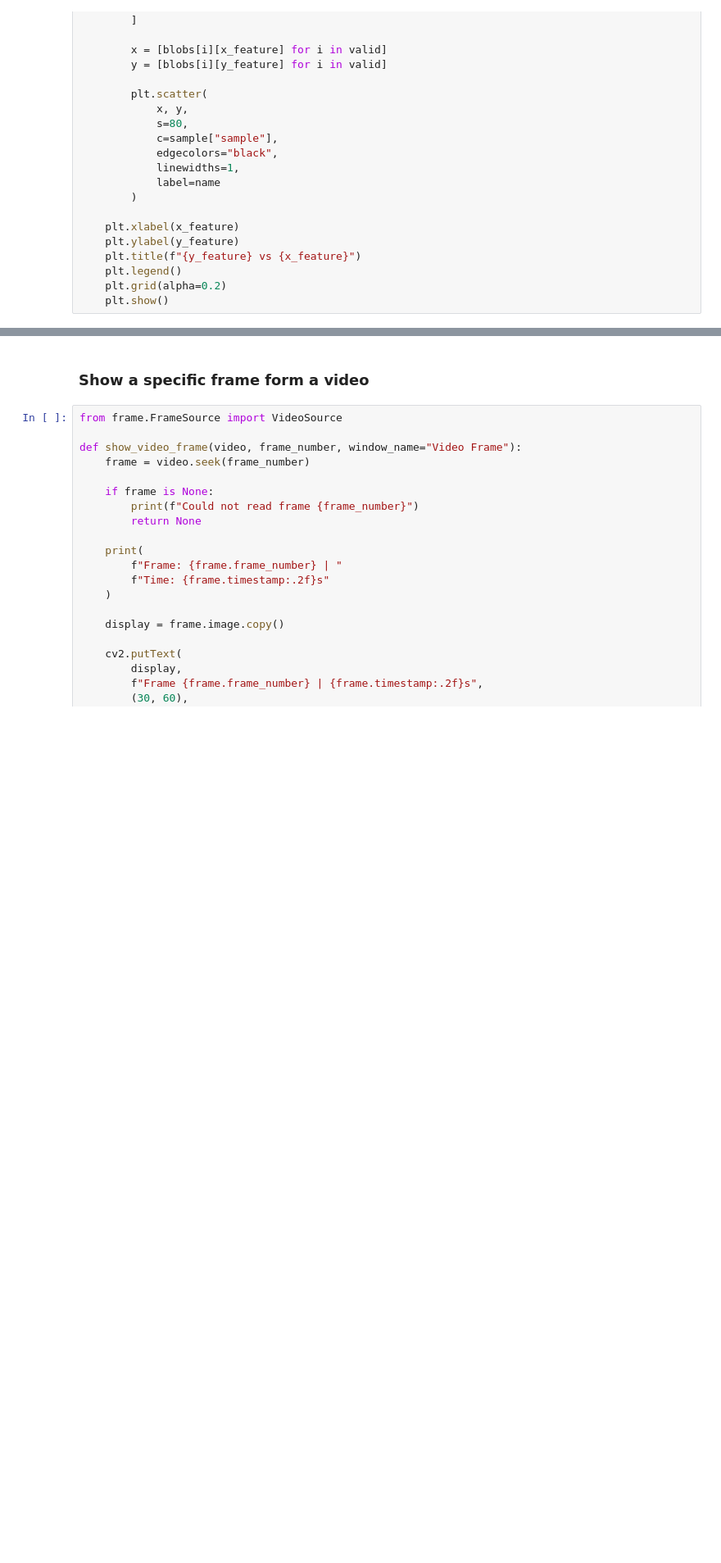
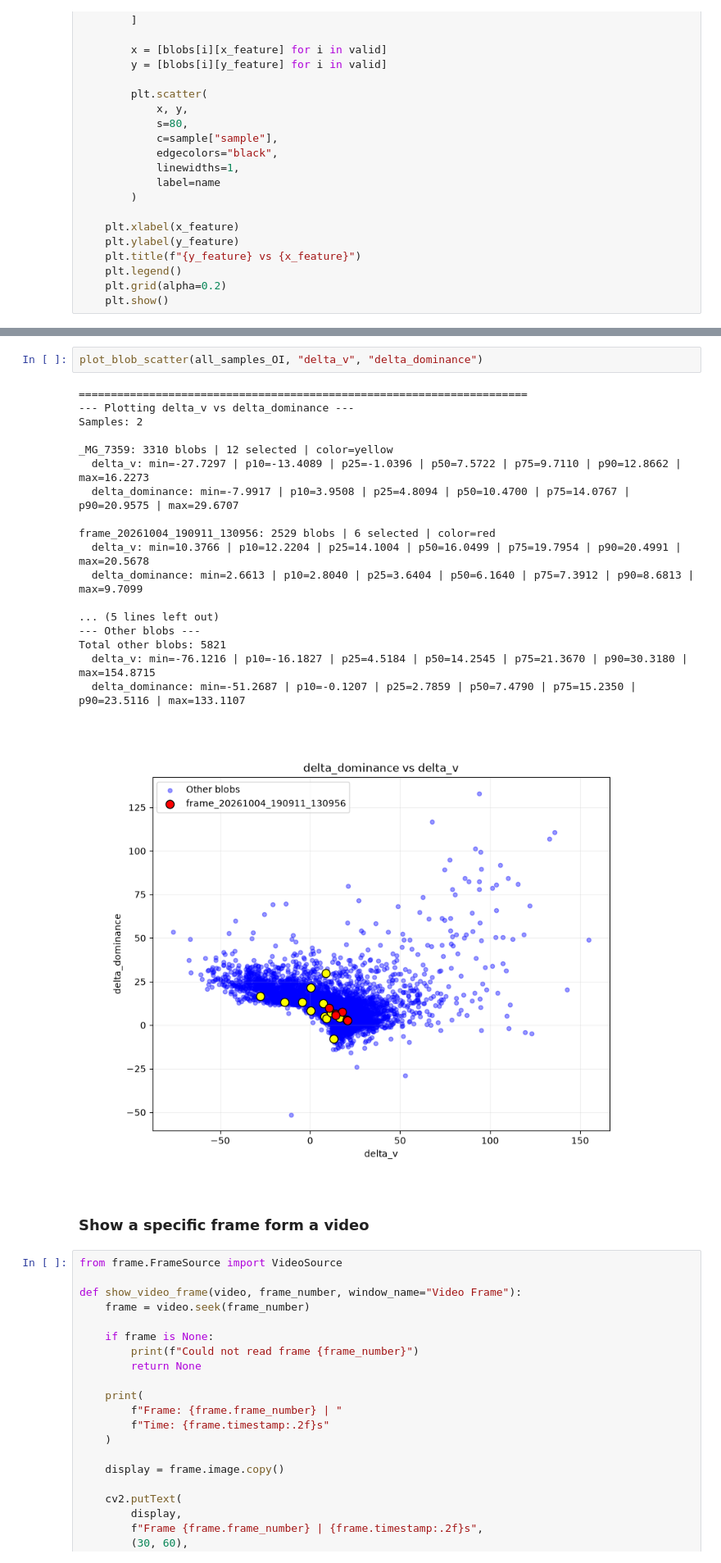
Before and after one commit to DasThug/Silent-Disco, a Jupyter notebook: segmentation_utility.ipynb, the cells around one changed output, grey strips where cells are left out. Shown at 82% size. Drawn from its saved outputs; the diff is of its cells as text; blank space fills up the shorter version.

```diff
--- a/segmentation_utility.ipynb
+++ b/segmentation_utility.ipynb
@@ -255,3 +259,24 @@ Error:
+# %%
+plot_blob_scatter(all_samples_OI, "delta_v", "delta_dominance")
+# %% [output]
+======================================================================
+--- Plotting delta_v vs delta_dominance ---
+Samples: 2
+
+_MG_7359: 3310 blobs | 12 selected | color=yellow
+  delta_v: min=-27.7297 | p10=-13.4089 | p25=-1.0396 | p50=7.5722 | p75=9.7110 | p90=12.8662 | max=16.2273
+  delta_dominance: min=-7.9917 | p10=3.9508 | p25=4.8094 | p50=10.4700 | p75=14.0767 | p90=20.9575 | max=29.6707
+
+frame_20261004_190911_130956: 2529 blobs | 6 selected | color=red
+  delta_v: min=10.3766 | p10=12.2204 | p25=14.1004 | p50=16.0499 | p75=19.7954 | p90=20.4991 | max=20.5678
+  delta_dominance: min=2.6613 | p10=2.8040 | p25=3.6404 | p50=6.1640 | p75=7.3912 | p90=8.6813 | max=9.7099
+
+... (5 lines left out)
+--- Other blobs ---
+Total other blobs: 5821
+  delta_v: min=-76.1216 | p10=-16.1827 | p25=4.5184 | p50=14.2545 | p75=21.3670 | p90=30.3180 | max=154.8715
+  delta_dominance: min=-51.2687 | p10=-0.1207 | p25=2.7859 | p50=7.4790 | p75=15.2350 | p90=23.5116 | max=133.1107
+[figure, added]
 # %% [markdown]
 ### Show a specific frame form a video
 # %%
```
Also changed, not shown: parts of 5 cells of this notebook, 37 other files.
